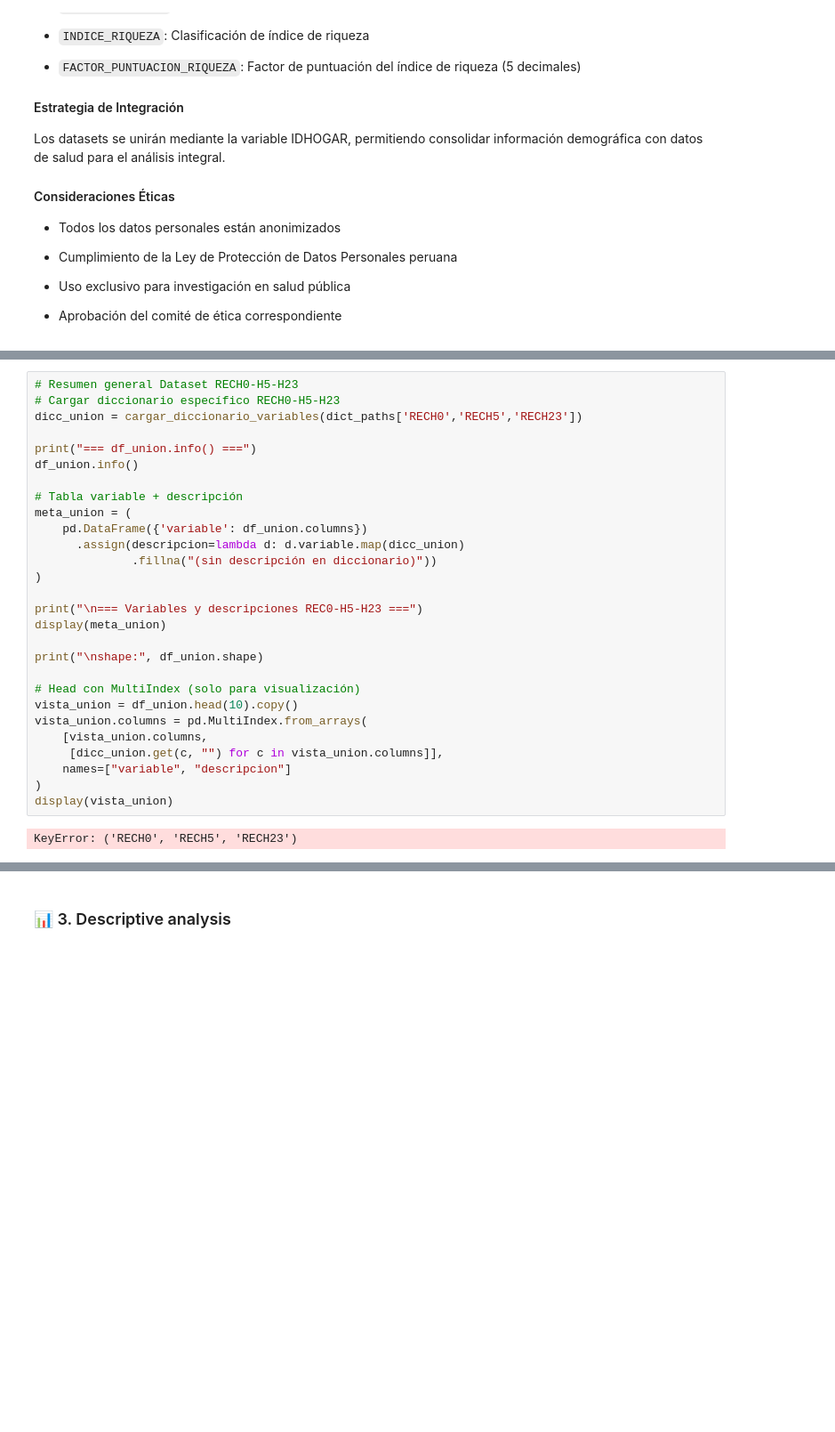
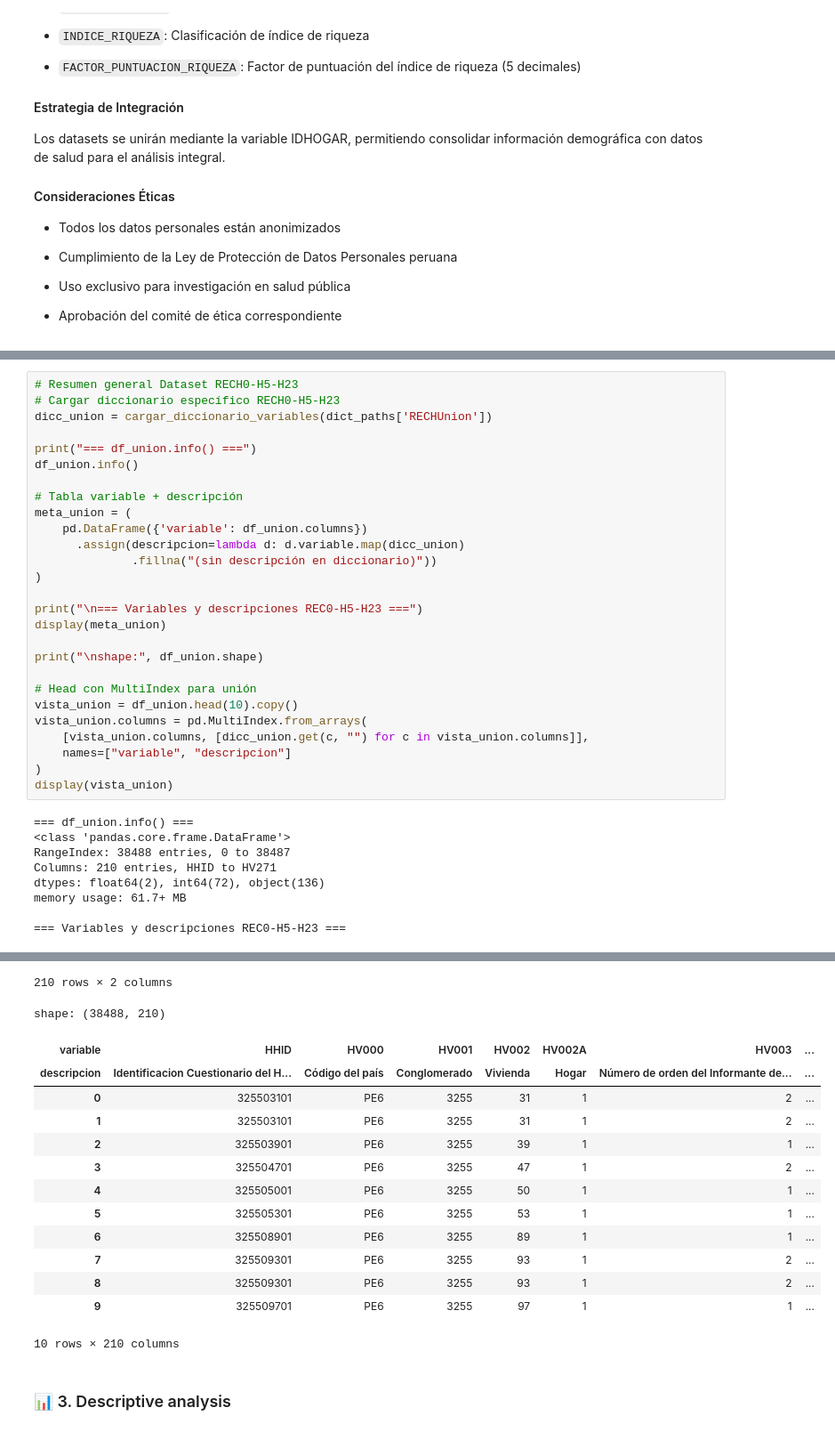
Before and after one commit to abelguevara-upeu/data-minig, a Jupyter notebook: notebooks/md-project/Fase 1-2.ipynb, the cells around one changed output, grey strips where cells are left out. Shown at 89% size. Saved outputs shown, nothing was run; the diff lists cells and outputs as text; blank space fills up the shorter version.

```diff
--- a/notebooks/md-project/Fase 1-2.ipynb
+++ b/notebooks/md-project/Fase 1-2.ipynb
@@ -435,7 +400,7 @@ shape: (37390, 130)
 # %%
 # Resumen general Dataset RECH0-H5-H23
 # Cargar diccionario específico RECH0-H5-H23
-dicc_union = cargar_diccionario_variables(dict_paths['RECH0','RECH5','RECH23'])
+dicc_union = cargar_diccionario_variables(dict_paths['RECHUnion'])
 
 print("=== df_union.info() ===")
 df_union.info()
@@ -452,13 +417,19 @@ display(meta_union)
 
 print("\nshape:", df_union.shape)
 
-# Head con MultiIndex (solo para visualización)
+# Head con MultiIndex para unión
 vista_union = df_union.head(10).copy()
 vista_union.columns = pd.MultiIndex.from_arrays(
-    [vista_union.columns,
-     [dicc_union.get(c, "") for c in vista_union.columns]],
+    [vista_union.columns, [dicc_union.get(c, "") for c in vista_union.columns]],
     names=["variable", "descripcion"]
 )
 display(vista_union)
 # %% [output]
-KeyError: ('RECH0', 'RECH5', 'RECH23')
+=== df_union.info() ===
+<class 'pandas.core.frame.DataFrame'>
+RangeIndex: 38488 entries, 0 to 38487
+Columns: 210 entries, HHID to HV271
+dtypes: float64(2), int64(72), object(136)
+memory usage: 61.7+ MB
+
+=== Variables y descripciones REC0-H5-H23 ===
@@ -465,3 +448,18 @@ KeyError: ('RECH0', 'RECH5', 'RECH23')
+210 rows × 2 columns
+shape: (38488, 210)
+| variable | HHID | HV000 | HV001 | HV002 | HV002A | HV003 | ... |
+| descripcion | Identificacion Cuestionario del H... | Código del país | Conglomerado | Vivienda | Hogar | Número de orden del Informante de... | ... |
+| 0 | 325503101 | PE6 | 3255 | 31 | 1 | 2 | ... |
+| 1 | 325503101 | PE6 | 3255 | 31 | 1 | 2 | ... |
+| 2 | 325503901 | PE6 | 3255 | 39 | 1 | 1 | ... |
+| 3 | 325504701 | PE6 | 3255 | 47 | 1 | 2 | ... |
+| 4 | 325505001 | PE6 | 3255 | 50 | 1 | 1 | ... |
+| 5 | 325505301 | PE6 | 3255 | 53 | 1 | 1 | ... |
+| 6 | 325508901 | PE6 | 3255 | 89 | 1 | 1 | ... |
+| 7 | 325509301 | PE6 | 3255 | 93 | 1 | 2 | ... |
+| 8 | 325509301 | PE6 | 3255 | 93 | 1 | 2 | ... |
+| 9 | 325509701 | PE6 | 3255 | 97 | 1 | 1 | ... |
+10 rows × 210 columns
 # %% [markdown]
 ### 📊 3. Descriptive analysis
 # %% [markdown]
```
Also changed, not shown: parts of 15 cells of this notebook, 1 other file.
